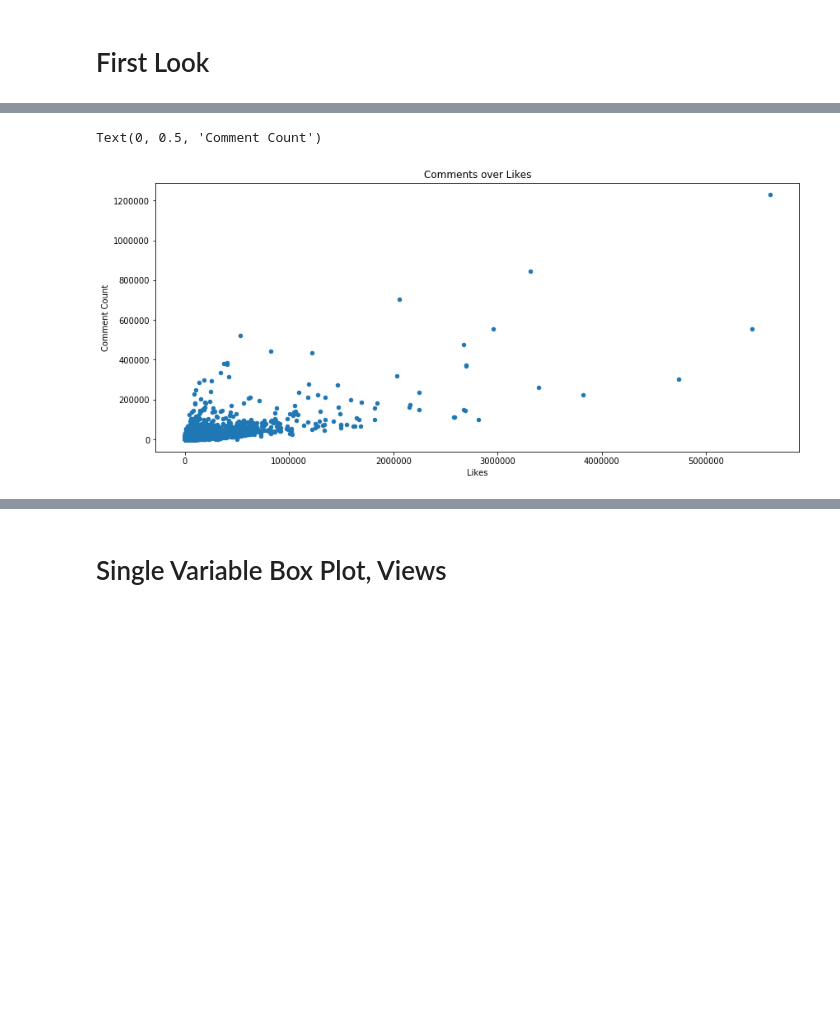
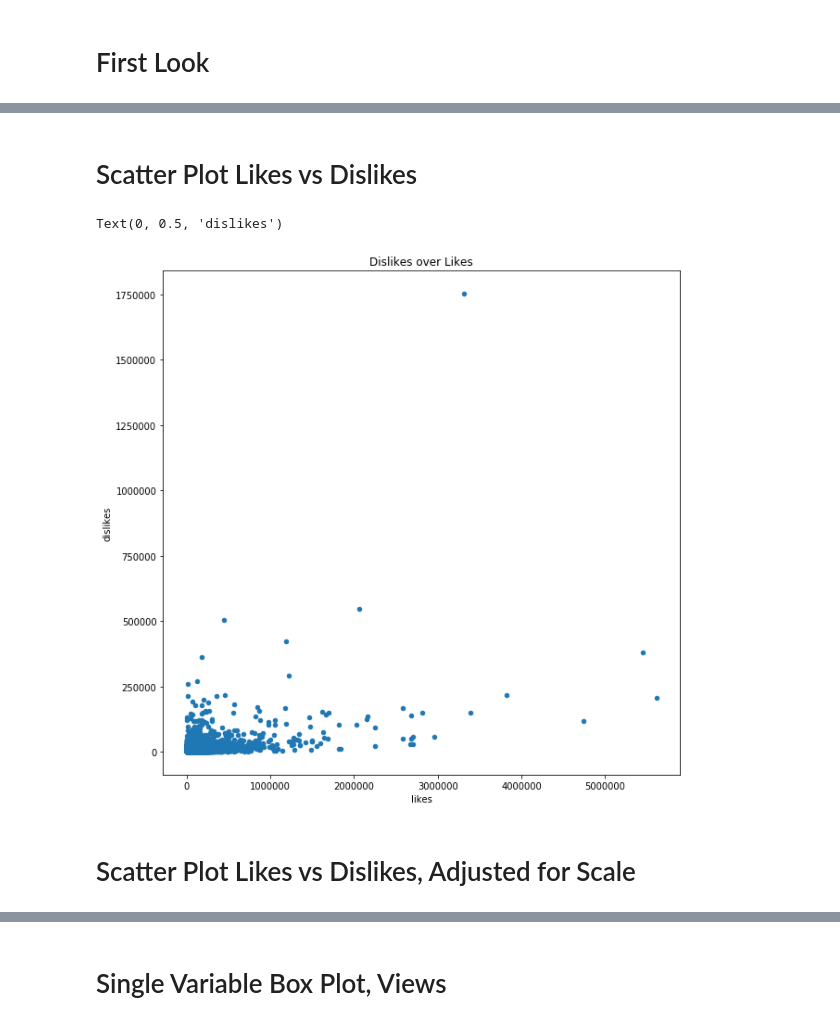
Before and after one commit to VadimAcosta/youtube, a Jupyter notebook: youtube.ipynb, the cells around one changed output, grey strips where cells are left out. Saved outputs shown, nothing was run; the diff lists cells and outputs as text; code cells hidden in the pictures; blank space fills up the shorter version.

```diff
--- a/youtube.ipynb
+++ b/youtube.ipynb
@@ -100,10 +116,14 @@ Text(0, 0.5, 'Likes')
+# %% [markdown]
+# Scatter Plot Likes vs Dislikes
 # %%
-fig = plt.figure(figsize=(14, 6))
+fig = plt.figure(figsize=(10, 10))
 ax = fig.gca()
-df.plot(kind = 'scatter', x = 'likes', y = 'comment_count', ax = ax)
-ax.set_title('Comments over Likes')
-ax.set_xlabel('Likes')
-ax.set_ylabel('Comment Count')
+df.plot(kind = 'scatter', x = 'likes', y = 'dislikes', ax = ax)
+ax.set_title('Dislikes over Likes')
+ax.set_xlabel('likes')
+ax.set_ylabel('dislikes')
 # %% [output]
-Text(0, 0.5, 'Comment Count')
+Text(0, 0.5, 'dislikes')
-[figure, old version]
+[figure, new version]
+# %% [markdown]
+# Scatter Plot Likes vs Dislikes, Adjusted for Scale
```
Also changed, not shown: parts of 35 cells of this notebook.
